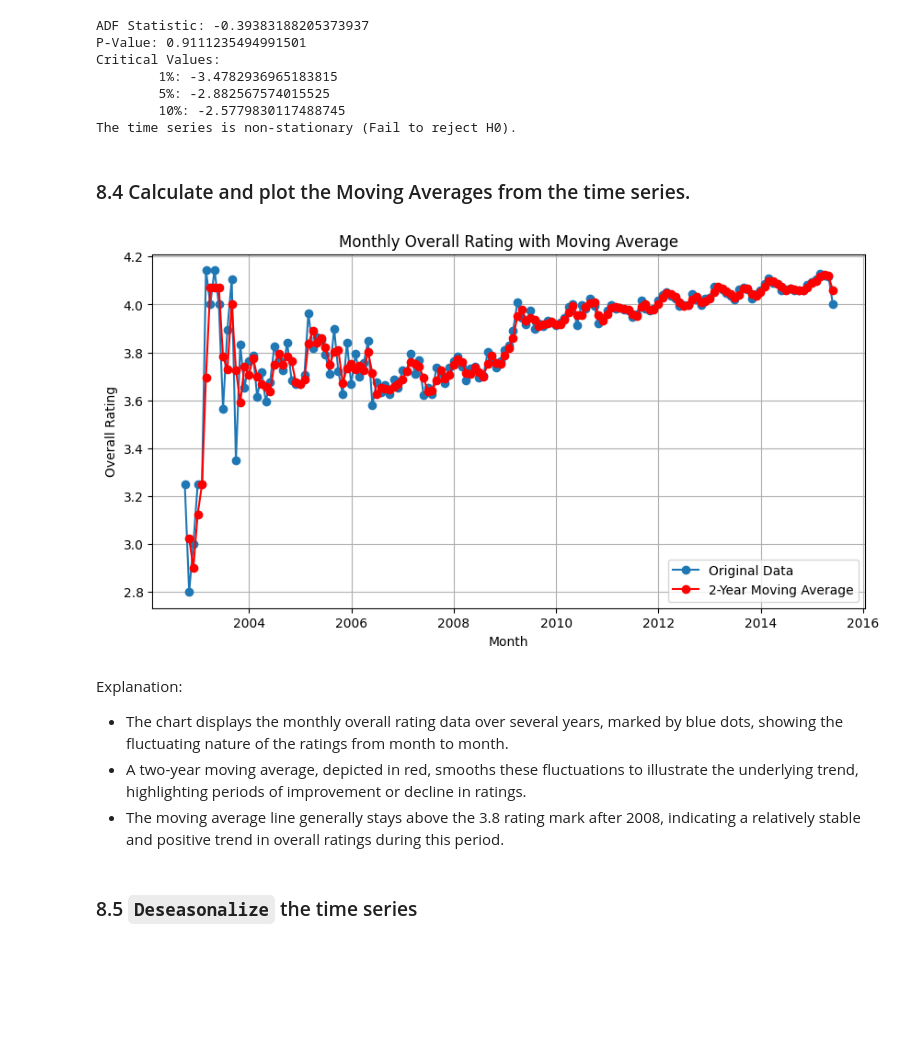
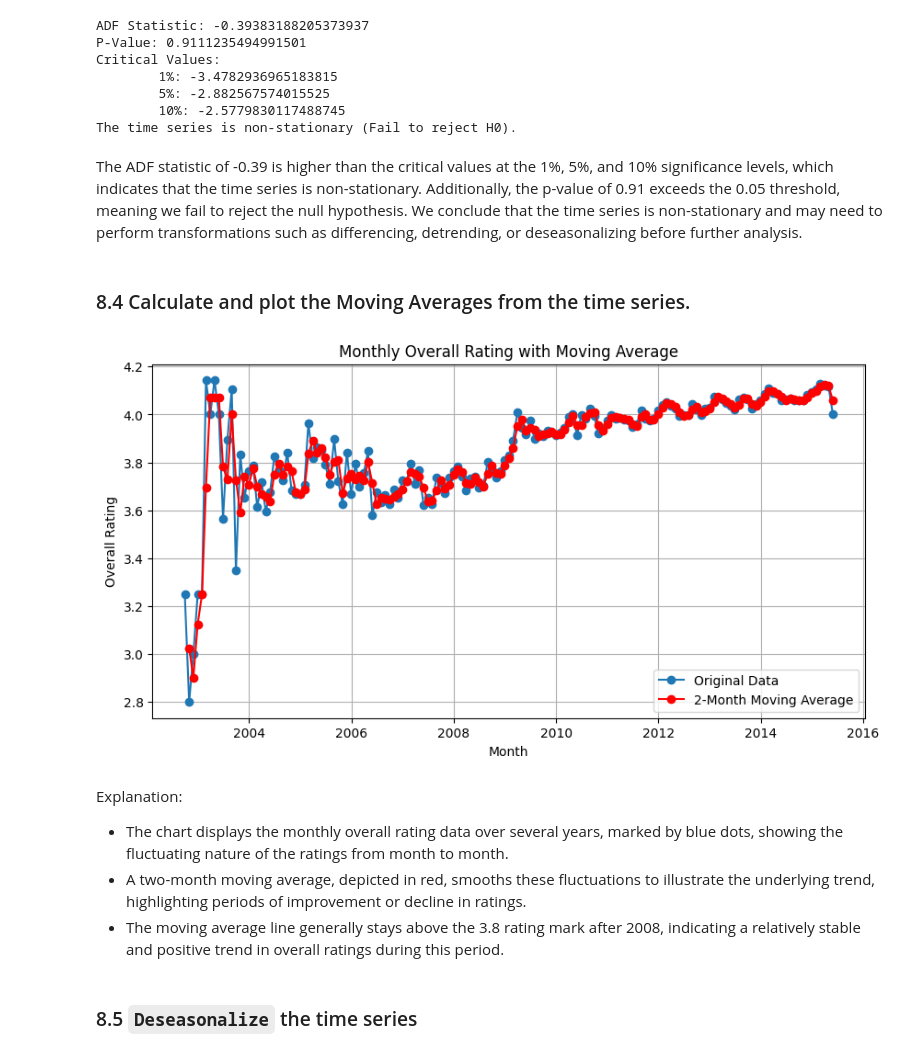
Before and after one commit to yceugene/DA_Proj_G7, a Jupyter notebook: src/main.ipynb, the cells around one changed output. Saved outputs shown, nothing was run; the diff lists cells and outputs as text; code cells hidden in the pictures; blank space fills up the shorter version.

Commit message:
Add explanation for ADF-test, and replace 2-Year Moving to 2-Month moving average.

```diff
--- a/src/main.ipynb
+++ b/src/main.ipynb
@@ -1257,28 +1257,30 @@ Critical Values:
         5%: -2.882567574015525
         10%: -2.5779830117488745
 The time series is non-stationary (Fail to reject H0).
+# %% [markdown]
+The ADF statistic of -0.39 is higher than the critical values at the 1%, 5%, and 10% significance levels, which indicates that the time series is non-stationary. Additionally, the p-value of 0.91 exceeds the 0.05 threshold, meaning we fail to reject the null hypothesis. We conclude that the time series is non-stationary and may need to perform transformations such as differencing, detrending, or deseasonalizing before further analysis.
 # %% [markdown]
 ### 8.4 Calculate and plot the Moving Averages from the time series.
 # %%
 # Calculate the moving average using a 2-year window
 moving_average = monthly_data.rolling(window=2).mean()
 
 # Plot the original time series and the moving average
 plt.figure(figsize=(10, 5))
 plt.plot(monthly_data, marker='o', linestyle='-', label="Original Data")
-plt.plot(moving_average, marker='o', linestyle='-', color='red', label="2-Year Moving Average")
+plt.plot(moving_average, marker='o', linestyle='-', color='red', label="2-Month Moving Average")
 plt.title("Monthly Overall Rating with Moving Average")
 plt.xlabel("Month")
 plt.ylabel("Overall Rating")
 plt.legend()
 plt.grid()
 plt.show()
 # %% [output]
-[figure, old version]
+[figure, new version]
 # %% [markdown]
 Explanation:
 * The chart displays the monthly overall rating data over several years, marked by blue dots, showing the fluctuating nature of the ratings from month to month.
-* A two-year moving average, depicted in red, smooths these fluctuations to illustrate the underlying trend, highlighting periods of improvement or decline in ratings.
+* A two-month moving average, depicted in red, smooths these fluctuations to illustrate the underlying trend, highlighting periods of improvement or decline in ratings.
 * The moving average line generally stays above the 3.8 rating mark after 2008, indicating a relatively stable and positive trend in overall ratings during this period.
 # %% [markdown]
 ### 8.5 `Deseasonalize` the time series
```
Also changed, not shown: parts of 1 cell of this notebook.
